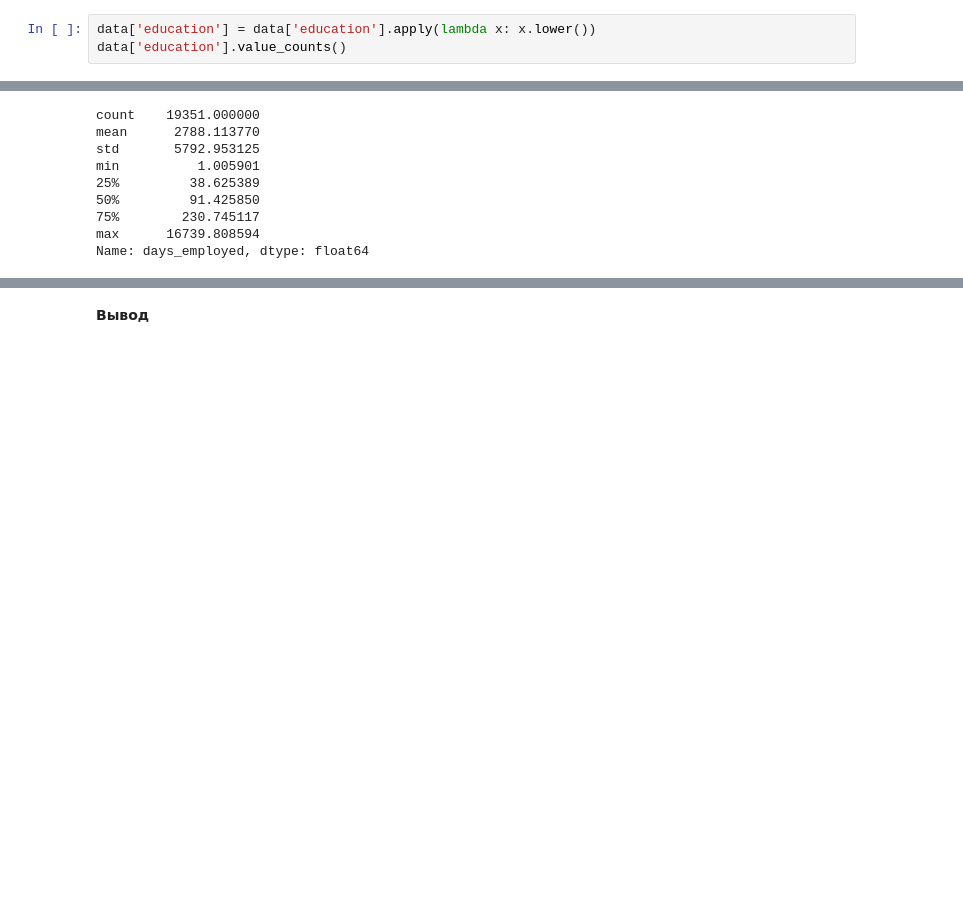
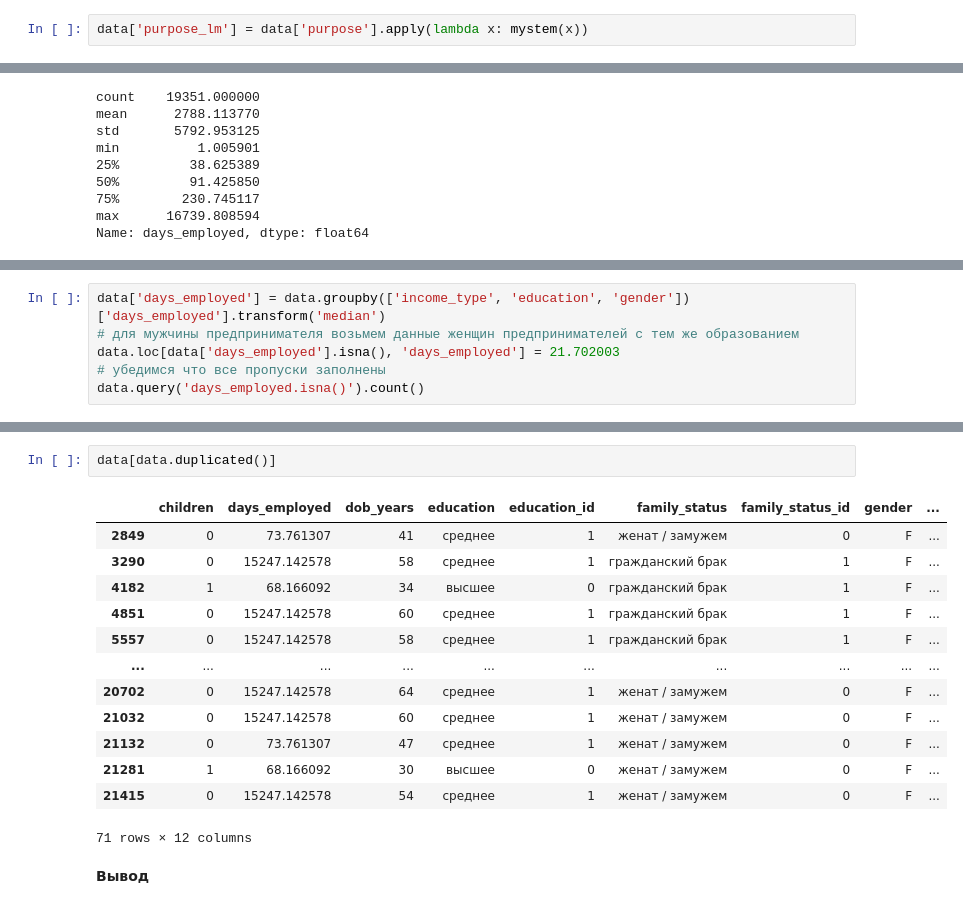
Before and after one commit to versus666jzx/practicum_ds, a Jupyter notebook: module_2/notebooks/credit_scoring.ipynb, the cells around one changed output, grey strips where cells are left out. Drawn from its saved outputs; the diff is of its cells as text; blank space fills up the shorter version.

```diff
--- a/module_2/notebooks/credit_scoring.ipynb
+++ b/module_2/notebooks/credit_scoring.ipynb
@@ -162,4 +181,3 @@ data = data_compressed
 # %%
-data['education'] = data['education'].apply(lambda x: x.lower())
-data['education'].value_counts()
+data['purpose_lm'] = data['purpose'].apply(lambda x: mystem(x))
 # %% [output]
@@ -333,0 +368,6 @@ Name: days_employed, dtype: float32
+# %%
+data['days_employed'] = data.groupby(['income_type', 'education', 'gender'])['days_employed'].transform('median')
+# для мужчины предпринимателя возьмем данные женщин предпринимателей с тем же образованием
+data.loc[data['days_employed'].isna(), 'days_employed'] = 21.702003
+# убедимся что все пропуски заполнены
+data.query('days_employed.isna()').count()
@@ -334,3 +388,19 @@ Name: days_employed, dtype: float32
+# %%
+data[data.duplicated()]
+# %% [output]
+|  | children | days_employed | dob_years | education | education_id | family_status | family_status_id | gender | ... |
+| 2849 | 0 | 73.761307 | 41 | среднее | 1 | женат / замужем | 0 | F | ... |
+| 3290 | 0 | 15247.142578 | 58 | среднее | 1 | гражданский брак | 1 | F | ... |
+| 4182 | 1 | 68.166092 | 34 | высшее | 0 | гражданский брак | 1 | F | ... |
+| 4851 | 0 | 15247.142578 | 60 | среднее | 1 | гражданский брак | 1 | F | ... |
+| 5557 | 0 | 15247.142578 | 58 | среднее | 1 | гражданский брак | 1 | F | ... |
+| ... | ... | ... | ... | ... | ... | ... | ... | ... | ... |
+| 20702 | 0 | 15247.142578 | 64 | среднее | 1 | женат / замужем | 0 | F | ... |
+| 21032 | 0 | 15247.142578 | 60 | среднее | 1 | женат / замужем | 0 | F | ... |
+| 21132 | 0 | 73.761307 | 47 | среднее | 1 | женат / замужем | 0 | F | ... |
+| 21281 | 1 | 68.166092 | 30 | высшее | 0 | женат / замужем | 0 | F | ... |
+| 21415 | 0 | 15247.142578 | 54 | среднее | 1 | женат / замужем | 0 | F | ... |
+71 rows × 12 columns
 # %% [markdown]
 **Вывод**
 # %% [markdown]
```
Also changed, not shown: parts of 19 cells of this notebook.
